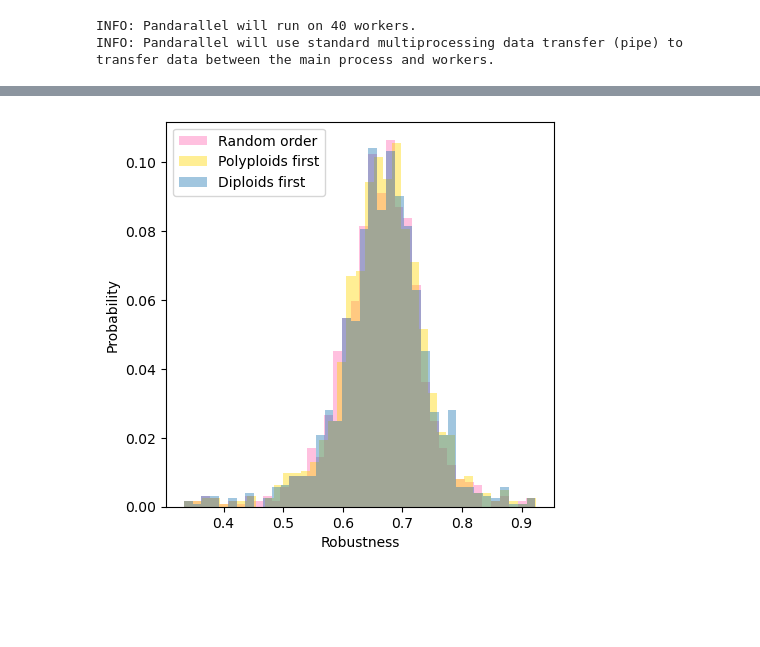
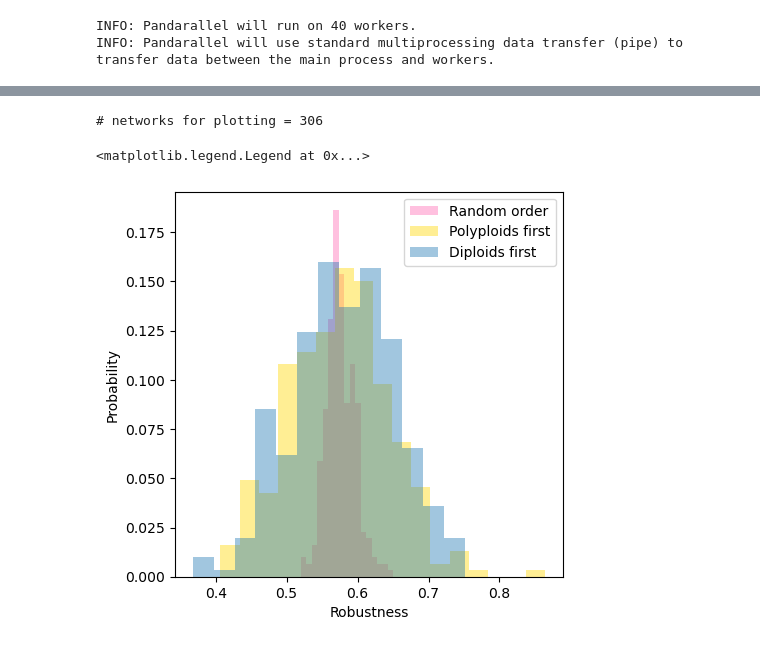
Before and after one commit to halabikeren/plant_pollinator_networks, a Jupyter notebook: notebooks/statistical_analysis/extinction/2-compute_robustness.ipynb, the cells around one changed output, grey strips where cells are left out. Cells and saved outputs as stored; diff of their text form; code cells hidden in the pictures; blank space fills up the shorter version.

Commit message:
updated extinction analysis

```diff
--- a/notebooks/statistical_analysis/extinction/2-compute_robustness.ipynb
+++ b/notebooks/statistical_analysis/extinction/2-compute_robustness.ipynb
@@ -135,0 +66,4 @@ first_di_extinction_data.head()
+# %%
+for order in non_mono_networks:
+    print(order, len(non_mono_networks[order]))
+set(non_mono_networks["polyploids_first"])&set(non_mono_networks["diploids_first"])&set(non_mono_networks["random"])
@@ -135,0 +72,23 @@ first_di_extinction_data.head()
+# %%
+def get_robustness_measures(df: pd.DataFrame) -> pd.Series:
+    robustness_df = df.groupby(["network_type", "network_index", "simulation_ind"]).parallel_apply(lambda df: auc(df.p_extinct_row, df.p_remaining_col)).reset_index().rename(columns={0: "robustness"})
+    robustness_df["num_cascades"] = df.groupby(["network_type", "network_index", "simulation_ind"]).cascade_ind.apply(lambda l: len(set(l))).values
+    return robustness_df
+
+order_to_robustness_data = {}
+order_to_agg_robustness_data = {}
+for order in order_to_data:
+    robustness_data = get_robustness_measures(df=order_to_data[order])
+    order_to_robustness_data[order] = robustness_data
+    agg_robustness_df = robustness_data.groupby(["network_type", "network_index"]).robustness.mean().reset_index().rename(columns={"robustness": f"{order}_robustness"})
+    order_to_agg_robustness_data[order] = agg_robustness_df
+
+joined_robustness_data = (order_to_agg_robustness_data["polyploids_first"].merge(order_to_agg_robustness_data["diploids_first"],
+                                                                             on=["network_type", "network_index"])).merge(order_to_agg_robustness_data["random"],
+                                                                                                                          on=["network_type", "network_index"])
+
+# assert legality of robustness values
+for col in joined_robustness_data.columns:
+    if "robustness" in col:
+        assert(min(joined_robustness_data[col]) >= 0)
+        assert(max(joined_robustness_data[col]) <= 1)
@@ -135,0 +99,7 @@ first_di_extinction_data.head()
+# %%
+networks_metadata = pd.read_csv(networks_metadata_path)[["network_type", "network_index", "num_plants", "num_pollinators",
+                                                          "num_polyploids", "num_diploids", "num_classified",
+                                                         "pd", "is_polyploid_poly_frac", "is_polyploid_missing_frac"]]
+final_robustness_data = joined_robustness_data.merge(networks_metadata, on=["network_type", "network_index"], how="left")
+final_robustness_data.to_csv(robustness_data_path)
+final_robustness_data.isna().sum() / final_robustness_data.shape[0]
@@ -136,24 +121,28 @@ first_di_extinction_data.head()
 # %%
 import matplotlib.pyplot as plt
 import seaborn as sns
 plt.rcParams["patch.force_edgecolor"] = False
 fontsize = 42
 poly_color = "gold" #"tab:orange" # yellow, pink, blue
 di_color = "tab:blue"
 random_color = "hotpink" #"tab:grey"
 alpha = 0.42
 
 
 fig, ax = plt.subplots(nrows=1, ncols=1, figsize=(5, 5))
 
-sns.histplot(agg_robustness_values.random_robustness, label="Random order", color=random_color, ax=ax, stat="probability", alpha=alpha, linewidth=0)
-sns.histplot(agg_robustness_values.first_poly_robustness, label="Polyploids first", color=poly_color, ax=ax, stat="probability", alpha=alpha, linewidth=0)
-sns.histplot(agg_robustness_values.first_di_robustness, label="Diploids first", ax=ax, color=di_color, stat="probability", alpha=alpha, linewidth=0)
+plot_data = final_robustness_data
+print(f"# networks for plotting = {plot_data.shape[0]:,}")
+sns.histplot(plot_data.random_robustness, label="Random order", color=random_color, ax=ax, stat="probability", alpha=alpha, linewidth=0)
+sns.histplot(plot_data.polyploids_first_robustness, label="Polyploids first", color=poly_color, ax=ax, stat="probability", alpha=alpha, linewidth=0)
+sns.histplot(plot_data.diploids_first_robustness, label="Diploids first", ax=ax, color=di_color, stat="probability", alpha=alpha, linewidth=0)
 
 ax.set_xlabel("Robustness")
 
 ax.legend()
 
-fig.savefig(f"../../../data/figures/fig5_rewiring_prob_{rewiring_prob}.jpeg")
+# fig.savefig(f"../../../data/figures/fig5.svg")
 # %% [output]
+# networks for plotting = 306
+<matplotlib.legend.Legend at 0x...>
-[figure, old version]
+[figure, new version]
```
Also changed, not shown: parts of 26 cells of this notebook, 1 other file.
